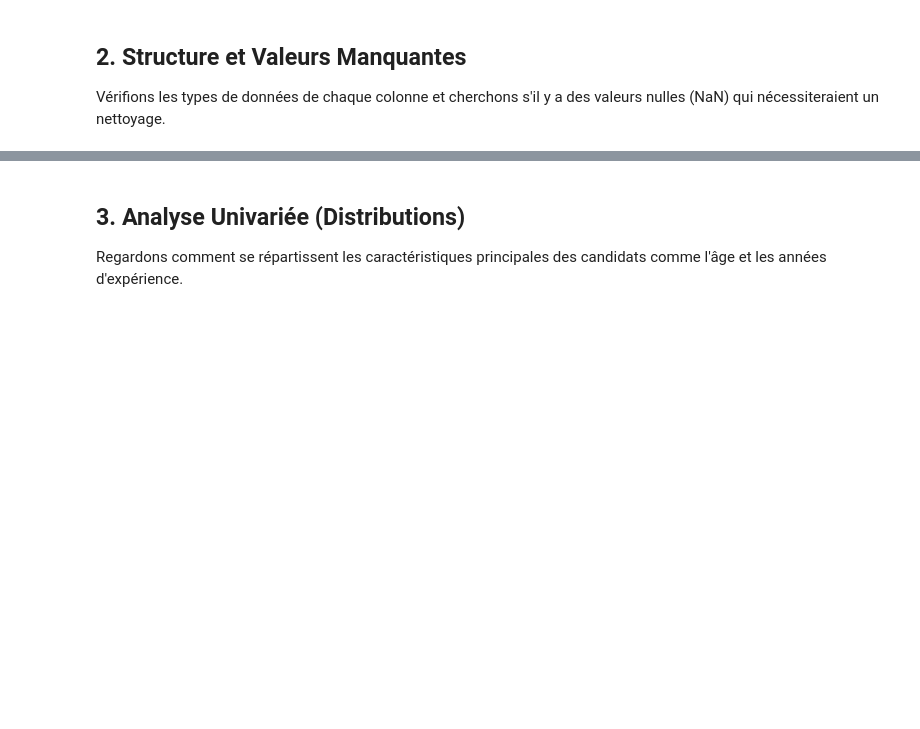
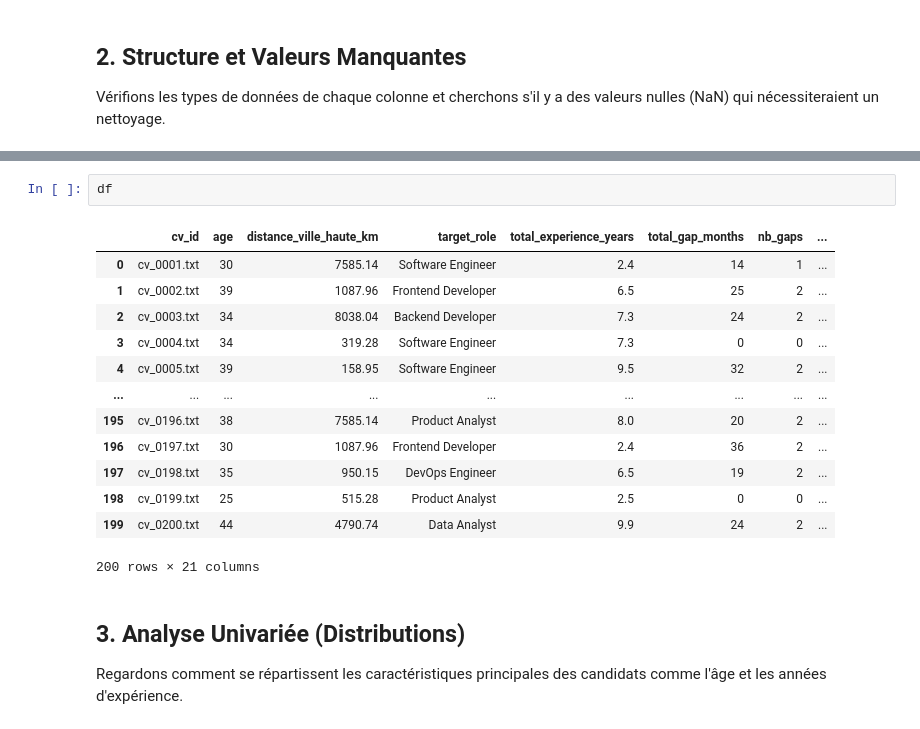
Before and after one commit to dlz-dev/CVision, a Jupyter notebook: exploration_donnees.ipynb, the cells around one changed output, grey strips where cells are left out. Cells and saved outputs as stored; diff of their text form; blank space fills up the shorter version.

```diff
--- a/exploration_donnees.ipynb
+++ b/exploration_donnees.ipynb
@@ -72,4 +72,20 @@ dtype: int64
 | max | 44.000000 | 8429.310000 | 11.600000 | 42.00000 | 2.000000 | 4.000000 | ... |
+# %%
+df
+# %% [output]
+|  | cv_id | age | distance_ville_haute_km | target_role | total_experience_years | total_gap_months | nb_gaps | ... |
+| 0 | cv_0001.txt | 30 | 7585.14 | Software Engineer | 2.4 | 14 | 1 | ... |
+| 1 | cv_0002.txt | 39 | 1087.96 | Frontend Developer | 6.5 | 25 | 2 | ... |
+| 2 | cv_0003.txt | 34 | 8038.04 | Backend Developer | 7.3 | 24 | 2 | ... |
+| 3 | cv_0004.txt | 34 | 319.28 | Software Engineer | 7.3 | 0 | 0 | ... |
+| 4 | cv_0005.txt | 39 | 158.95 | Software Engineer | 9.5 | 32 | 2 | ... |
+| ... | ... | ... | ... | ... | ... | ... | ... | ... |
+| 195 | cv_0196.txt | 38 | 7585.14 | Product Analyst | 8.0 | 20 | 2 | ... |
+| 196 | cv_0197.txt | 30 | 1087.96 | Frontend Developer | 2.4 | 36 | 2 | ... |
+| 197 | cv_0198.txt | 35 | 950.15 | DevOps Engineer | 6.5 | 19 | 2 | ... |
+| 198 | cv_0199.txt | 25 | 515.28 | Product Analyst | 2.5 | 0 | 0 | ... |
+| 199 | cv_0200.txt | 44 | 4790.74 | Data Analyst | 9.9 | 24 | 2 | ... |
+200 rows × 21 columns
 # %% [markdown]
 ## 3. Analyse Univariée (Distributions)
 Regardons comment se répartissent les caractéristiques principales des candidats comme l'âge et les années d'expérience.
```
Also changed, not shown: parts of 5 cells of this notebook, 1 other file.
